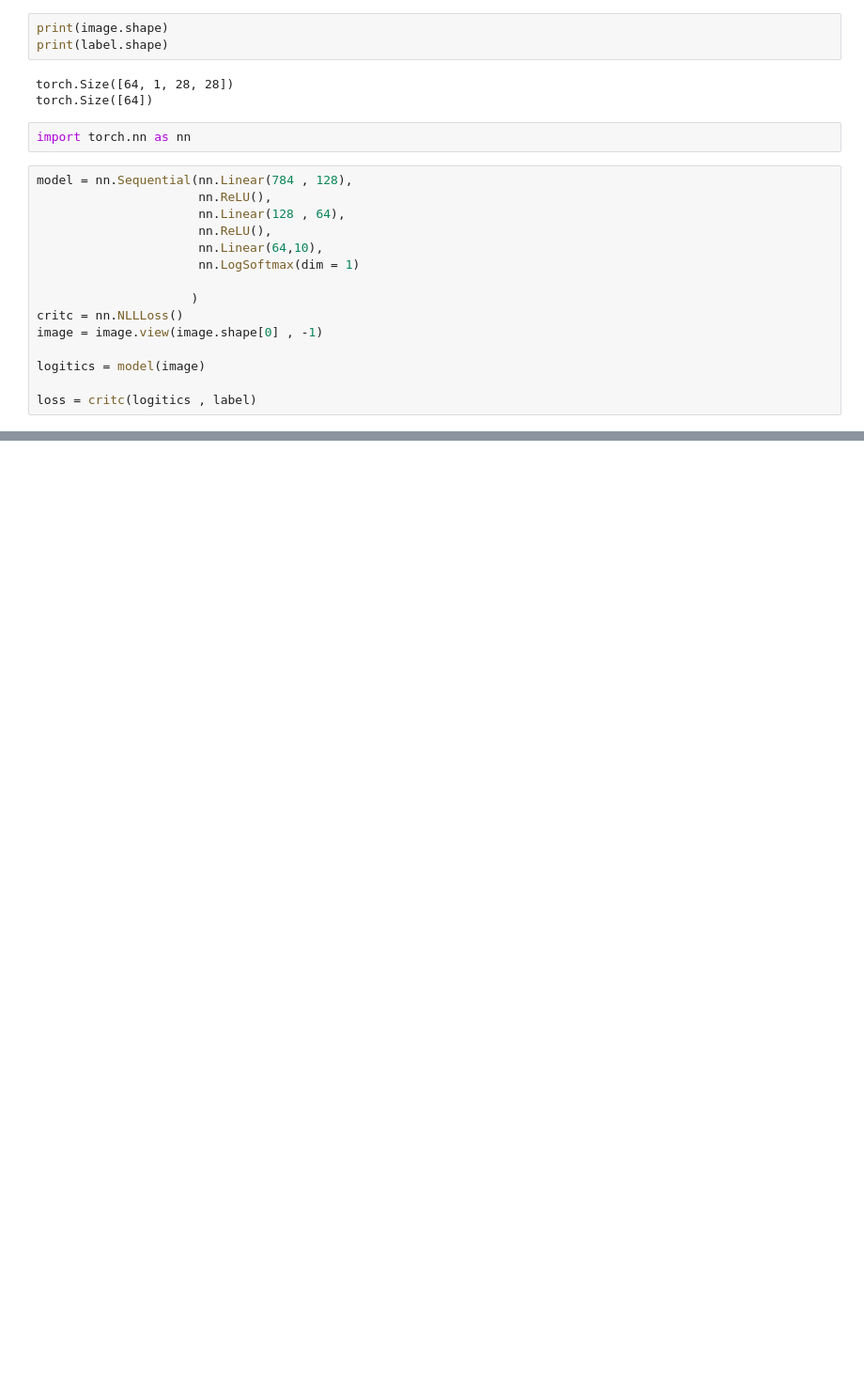
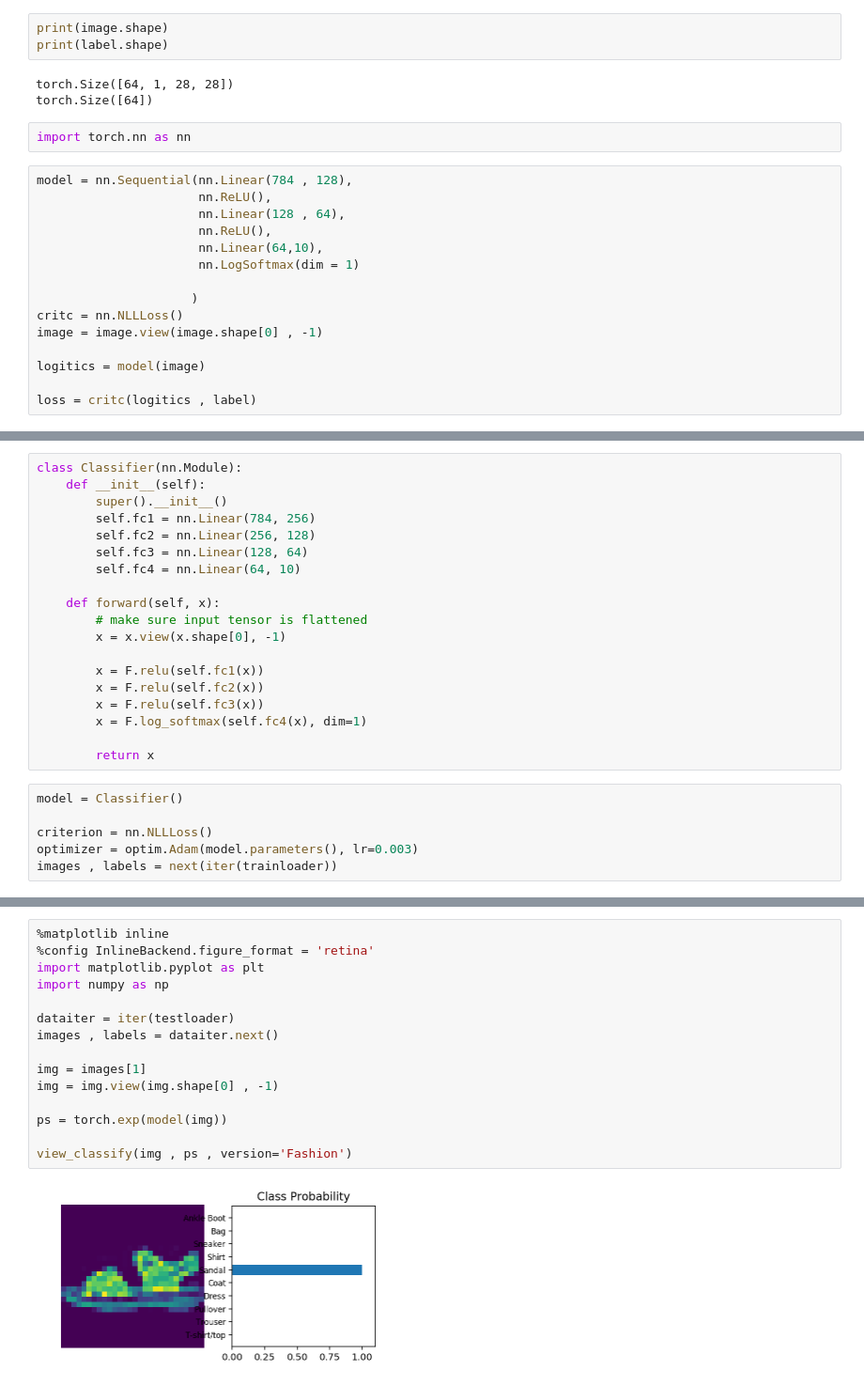
Before and after one commit to Vishwaak/Time-for-Machine, a Jupyter notebook: Cloth_fashion_NN.ipynb, the cells around one changed output, grey strips where cells are left out. Shown: that part at 94% size. Saved outputs shown, nothing was run; the diff lists cells and outputs as text; blank space fills up the shorter version.

Commit message:
Trained and tested Model

```diff
--- a/Cloth_fashion_NN.ipynb
+++ b/Cloth_fashion_NN.ipynb
@@ -117,0 +201,25 @@ TypeError: ignored
+# %%
+class Classifier(nn.Module):
+    def __init__(self):
+        super().__init__()
+        self.fc1 = nn.Linear(784, 256)
+        self.fc2 = nn.Linear(256, 128)
+        self.fc3 = nn.Linear(128, 64)
+        self.fc4 = nn.Linear(64, 10)
+
+    def forward(self, x):
+        # make sure input tensor is flattened
+        x = x.view(x.shape[0], -1)
+
+        x = F.relu(self.fc1(x))
+        x = F.relu(self.fc2(x))
+        x = F.relu(self.fc3(x))
+        x = F.log_softmax(self.fc4(x), dim=1)
+
+        return x
+# %%
+model = Classifier()
+
+criterion = nn.NLLLoss()
+optimizer = optim.Adam(model.parameters(), lr=0.003)
+images , labels = next(iter(trainloader))
@@ -117,0 +247,17 @@ TypeError: ignored
+# %%
+%matplotlib inline
+%config InlineBackend.figure_format = 'retina'
+import matplotlib.pyplot as plt
+import numpy as np
+
+dataiter = iter(testloader)
+images , labels = dataiter.next()
+
+img = images[1]
+img = img.view(img.shape[0] , -1)
+
+ps = torch.exp(model(img))
+
+view_classify(img , ps , version='Fashion')
+# %% [output]
+[figure, added]
```
Also changed, not shown: parts of 13 cells of this notebook.
